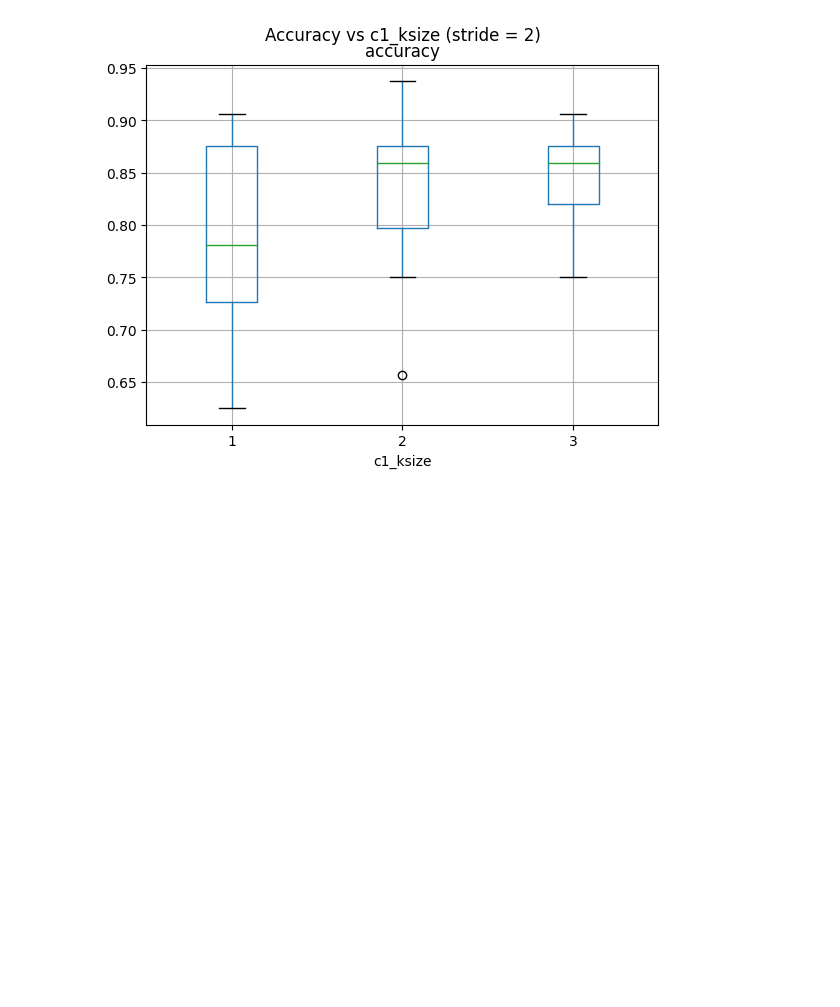
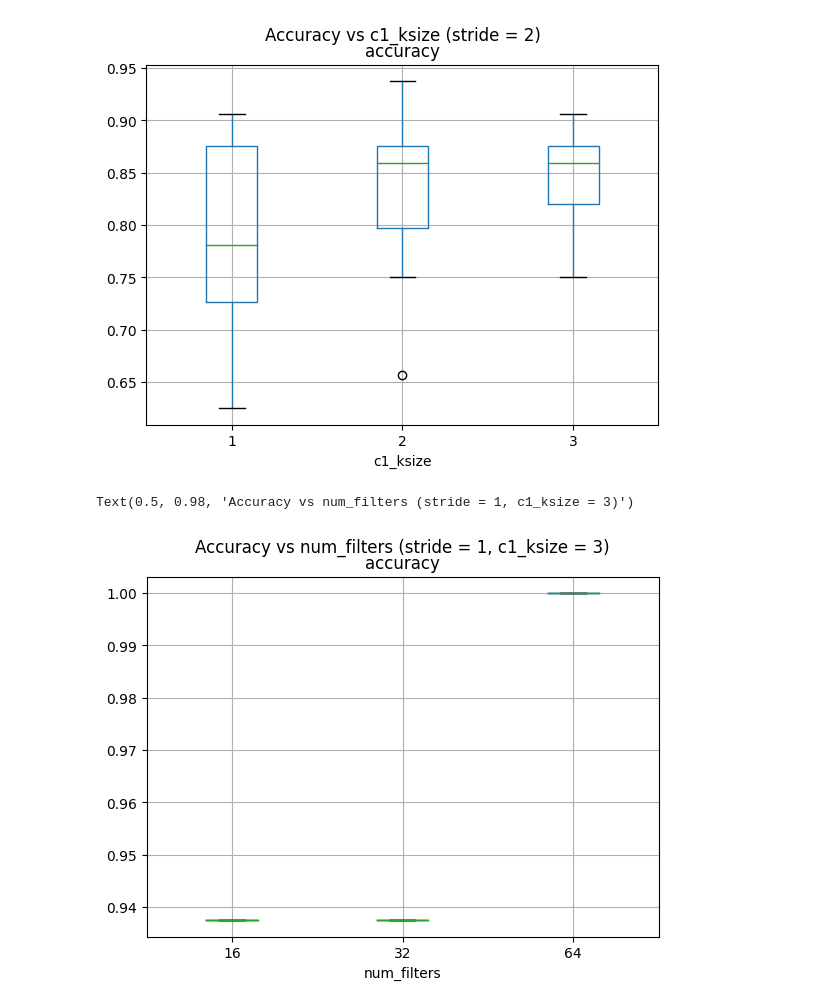
Before and after one commit to mcdejonge/mlmoi_expcnn, a Jupyter notebook: notebooks/matthijs.ipynb, the cells around one changed output. Cells and saved outputs as stored; diff of their text form; code cells hidden in the pictures; blank space fills up the shorter version.

```diff
--- a/notebooks/matthijs.ipynb
+++ b/notebooks/matthijs.ipynb
@@ -86,3 +86,13 @@ ax.get_figure().suptitle('Accuracy vs c1_ksize (stride = 2)')
 # %% [output]
 Text(0.5, 0.98, 'Accuracy vs c1_ksize (stride = 2)')
 [figure]
+# %%
+# Bekijk het effect van filtergroottes bij
+# df_c1_s1_k3 = df.loc([df['c1_stride'] == 1 & df['c1_ksize'] == 3])
+df_c1_s1_k3 = df.loc[(df['c1_ksize'] == 3) & (df['c1_stride'] == 1)
+                        & (df['c2_ksize'] == 3)  & (df['c2_stride'] == 1)]
+ax = df_c1_s1_k3.boxplot('accuracy', 'num_filters')
+ax.get_figure().suptitle('Accuracy vs num_filters (stride = 1, c1_ksize = 3)')
+# %% [output]
+Text(0.5, 0.98, 'Accuracy vs num_filters (stride = 1, c1_ksize = 3)')
+[figure, added]
```
Also changed, not shown: parts of 2 cells of this notebook.
